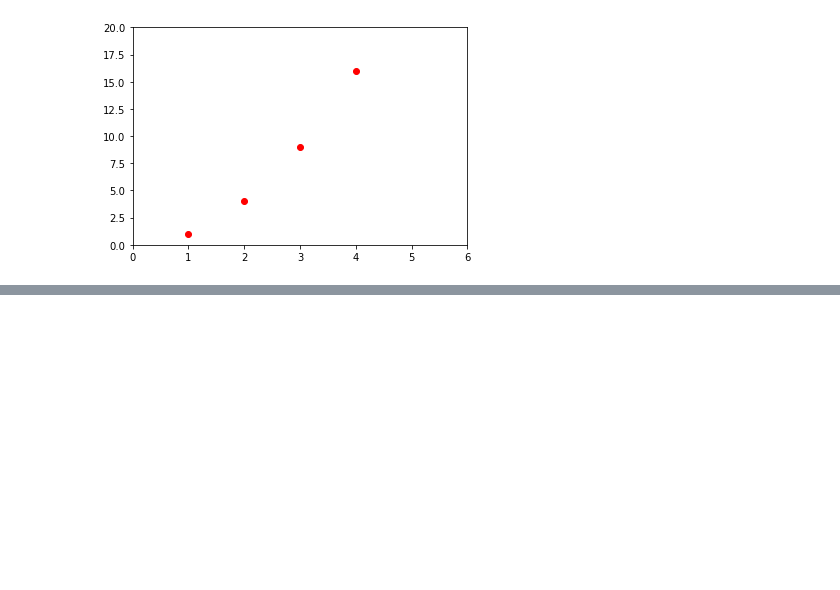
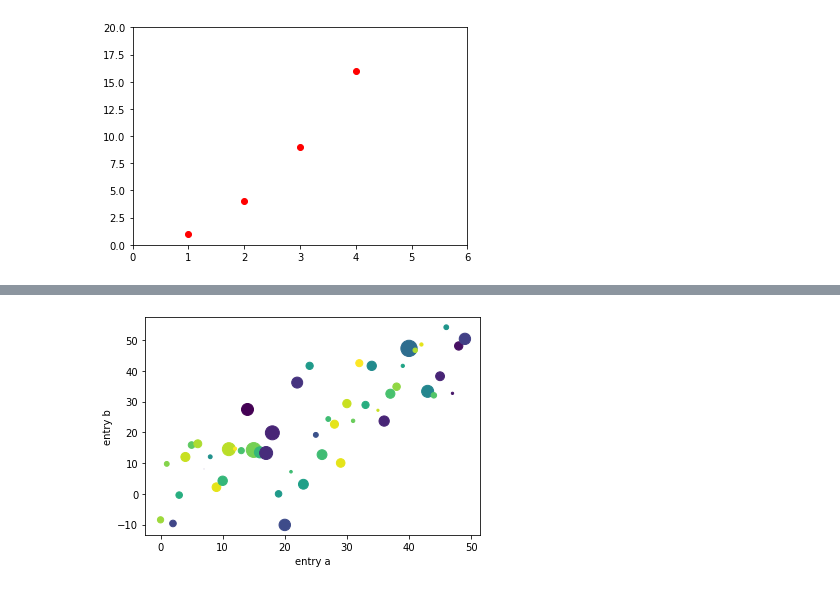
Before and after one commit to AxelChristian/matplotlib, a Jupyter notebook: 02_Pengenalan_pyplot.ipynb, the cells around one changed output, grey strips where cells are left out. Drawn from its saved outputs; the diff is of its cells as text; code cells hidden in the pictures; blank space fills up the shorter version.

```diff
--- a/02_Pengenalan_pyplot.ipynb
+++ b/02_Pengenalan_pyplot.ipynb
@@ -35,0 +96,7 @@ plt.show()
+# %%
+plt.scatter("a", "b", c="c", s="d", data=data)
+plt.xlabel("entry a")
+plt.ylabel("entry b")
+plt.show()
+# %% [output]
+[figure, added]
```
Also changed, not shown: parts of 7 cells of this notebook.
